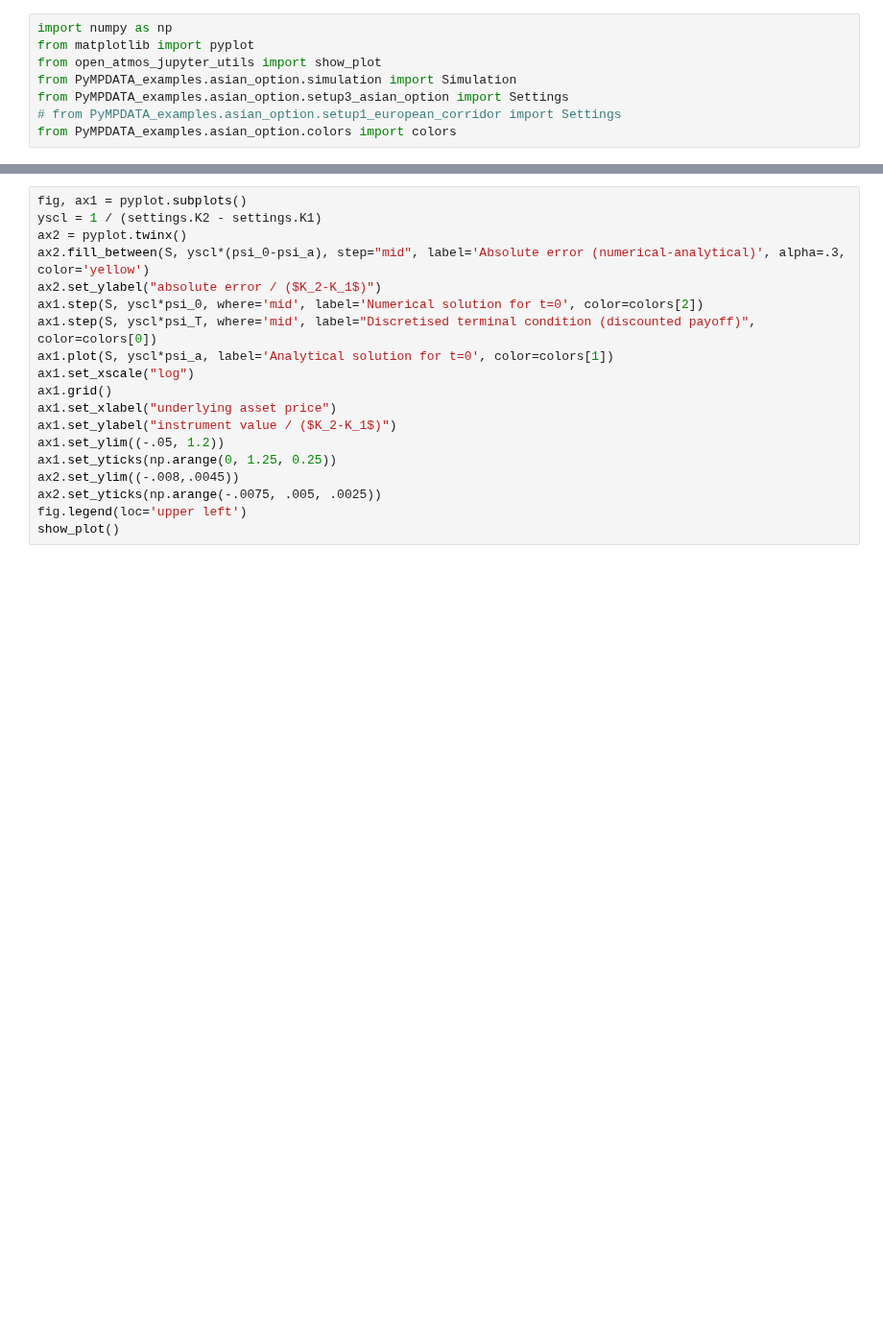
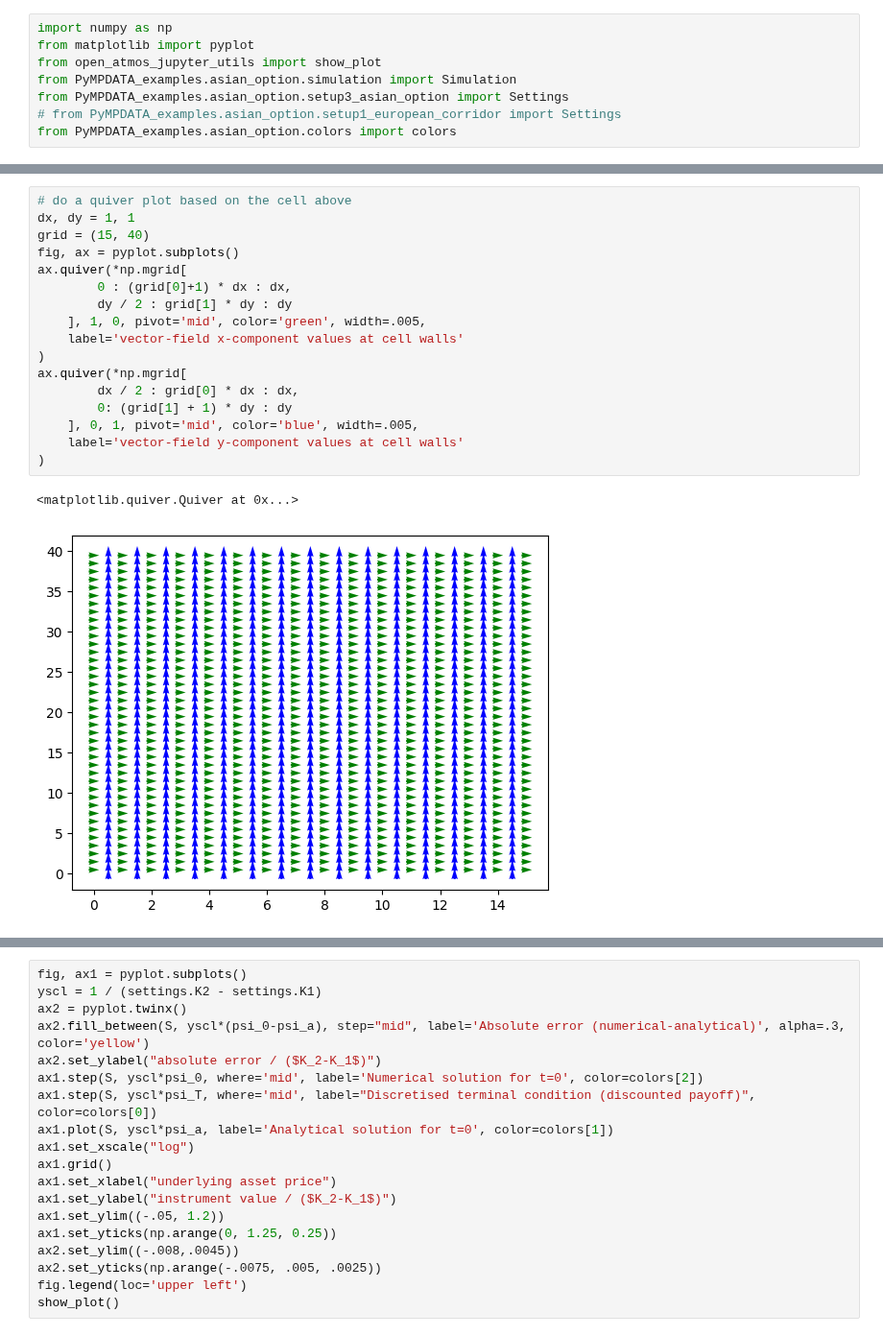
Before and after one commit to open-atmos/PyMPDATA, a Jupyter notebook: examples/PyMPDATA_examples/asian_option/fig_1.ipynb, the cells around one changed output, grey strips where cells are left out. Shown at 96% size. Cells and saved outputs as stored; diff of their text form; blank space fills up the shorter version.

```diff
--- a/examples/PyMPDATA_examples/asian_option/fig_1.ipynb
+++ b/examples/PyMPDATA_examples/asian_option/fig_1.ipynb
@@ -72,0 +194,20 @@ array([[   0.        ,    0.        ,    0.        , ...,    0.        ,
+# %%
+# do a quiver plot based on the cell above
+dx, dy = 1, 1
+grid = (15, 40)
+fig, ax = pyplot.subplots()
+ax.quiver(*np.mgrid[
+        0 : (grid[0]+1) * dx : dx,
+        dy / 2 : grid[1] * dy : dy
+    ], 1, 0, pivot='mid', color='green', width=.005,
+    label='vector-field x-component values at cell walls'
+)
+ax.quiver(*np.mgrid[
+        dx / 2 : grid[0] * dx : dx,
+        0: (grid[1] + 1) * dy : dy
+    ], 0, 1, pivot='mid', color='blue', width=.005,
+    label='vector-field y-component values at cell walls'
+)
+# %% [output]
+<matplotlib.quiver.Quiver at 0x...>
+[figure, added]
```
Also changed, not shown: parts of 13 cells of this notebook, 1 other file.
